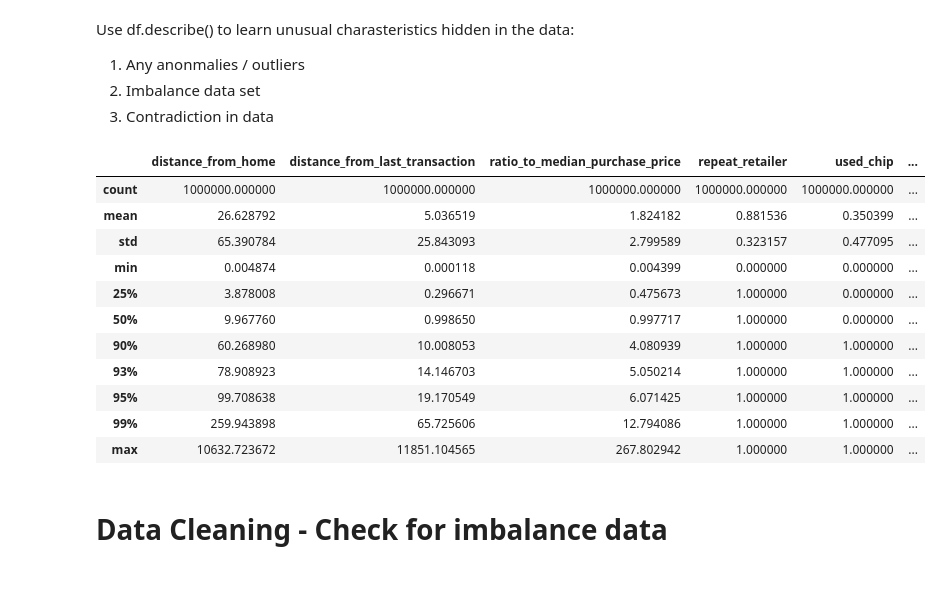
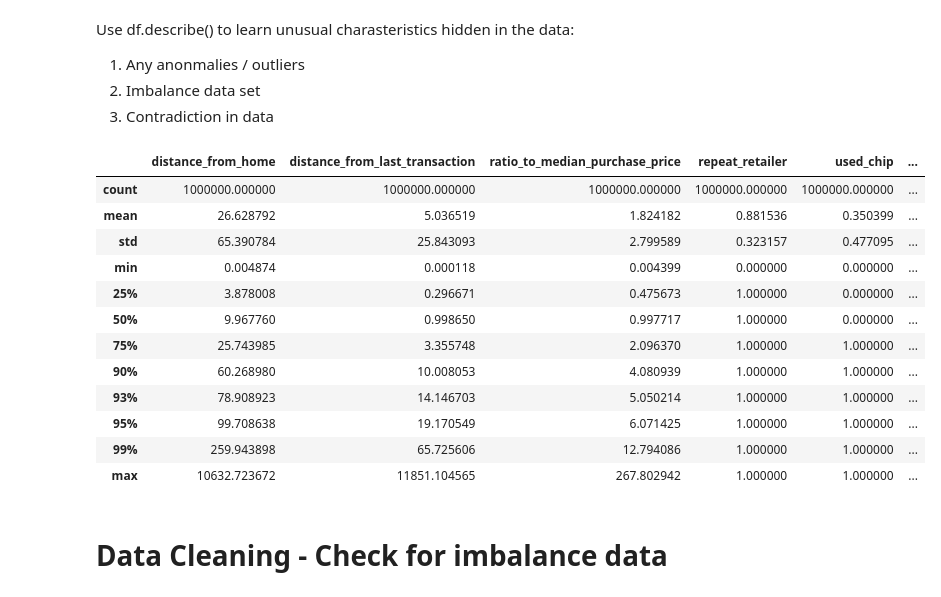
Before and after one commit to project4sharing/exp_credit_card_fraud, a Jupyter notebook: credit_card_fraud.ipynb, the cells around one changed output. Saved outputs shown, nothing was run; the diff lists cells and outputs as text; code cells hidden in the pictures.

```diff
--- a/credit_card_fraud.ipynb
+++ b/credit_card_fraud.ipynb
@@ -108,15 +108,16 @@ Use df.describe() to learn unusual charasteristics hidden in the data:
 2. Imbalance data set
 3. Contradiction in data
 # %%
-df_credit_card_fraud_org.describe(include='all', percentiles=[0.25, 0.5, 0.9, 0.93, 0.95, 0.99])
+df_credit_card_fraud_org.describe(include='all', percentiles=[0.25, 0.5, 0.75, 0.9, 0.93, 0.95, 0.99])
 # %% [output]
 |  | distance_from_home | distance_from_last_transaction | ratio_to_median_purchase_price | repeat_retailer | used_chip | ... |
 | count | 1000000.000000 | 1000000.000000 | 1000000.000000 | 1000000.000000 | 1000000.000000 | ... |
 | mean | 26.628792 | 5.036519 | 1.824182 | 0.881536 | 0.350399 | ... |
 | std | 65.390784 | 25.843093 | 2.799589 | 0.323157 | 0.477095 | ... |
 | min | 0.004874 | 0.000118 | 0.004399 | 0.000000 | 0.000000 | ... |
 | 25% | 3.878008 | 0.296671 | 0.475673 | 1.000000 | 0.000000 | ... |
 | 50% | 9.967760 | 0.998650 | 0.997717 | 1.000000 | 0.000000 | ... |
+| 75% | 25.743985 | 3.355748 | 2.096370 | 1.000000 | 1.000000 | ... |
 | 90% | 60.268980 | 10.008053 | 4.080939 | 1.000000 | 1.000000 | ... |
 | 93% | 78.908923 | 14.146703 | 5.050214 | 1.000000 | 1.000000 | ... |
 | 95% | 99.708638 | 19.170549 | 6.071425 | 1.000000 | 1.000000 | ... |
```
Also changed, not shown: parts of 2 cells of this notebook.
